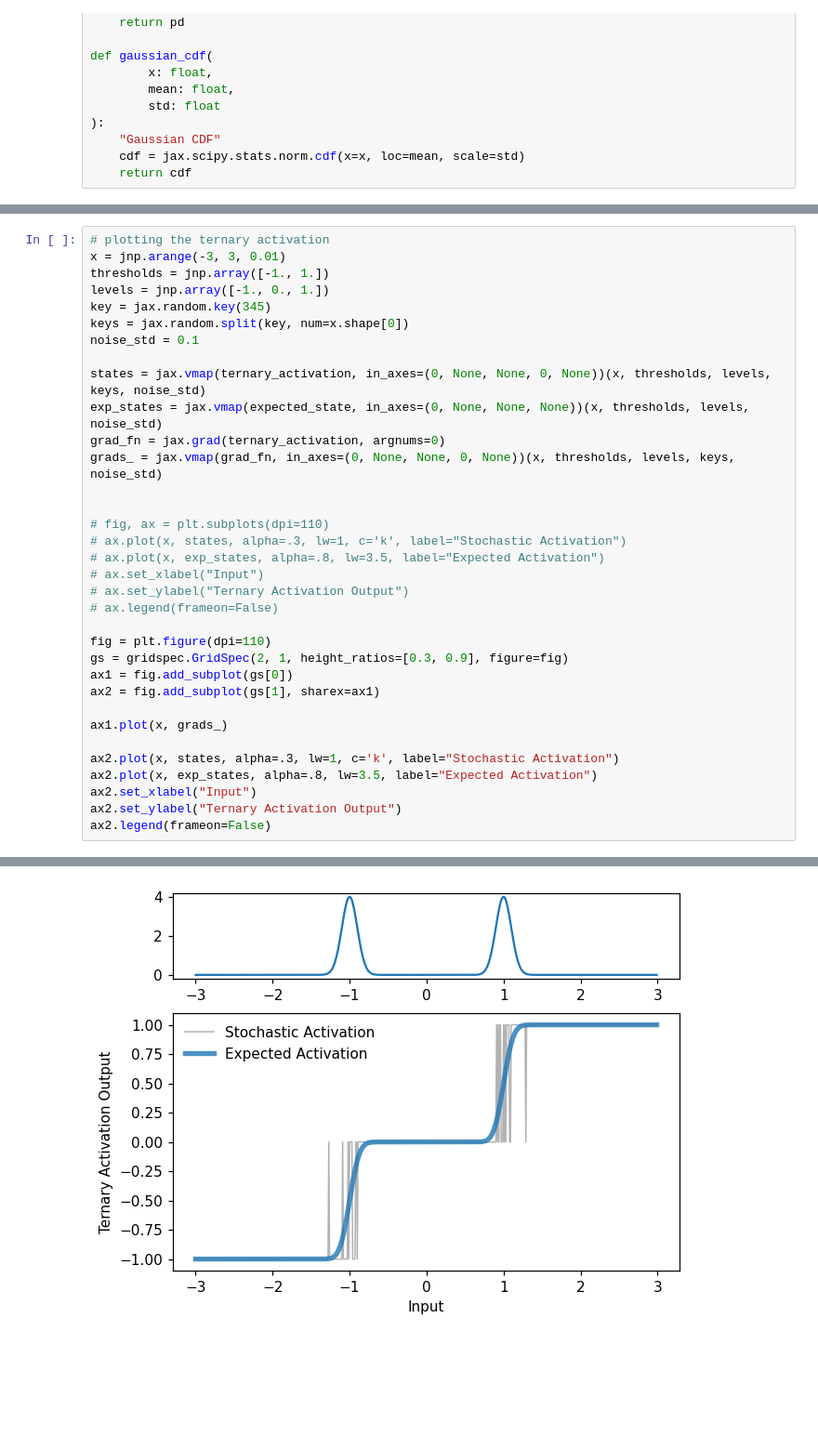
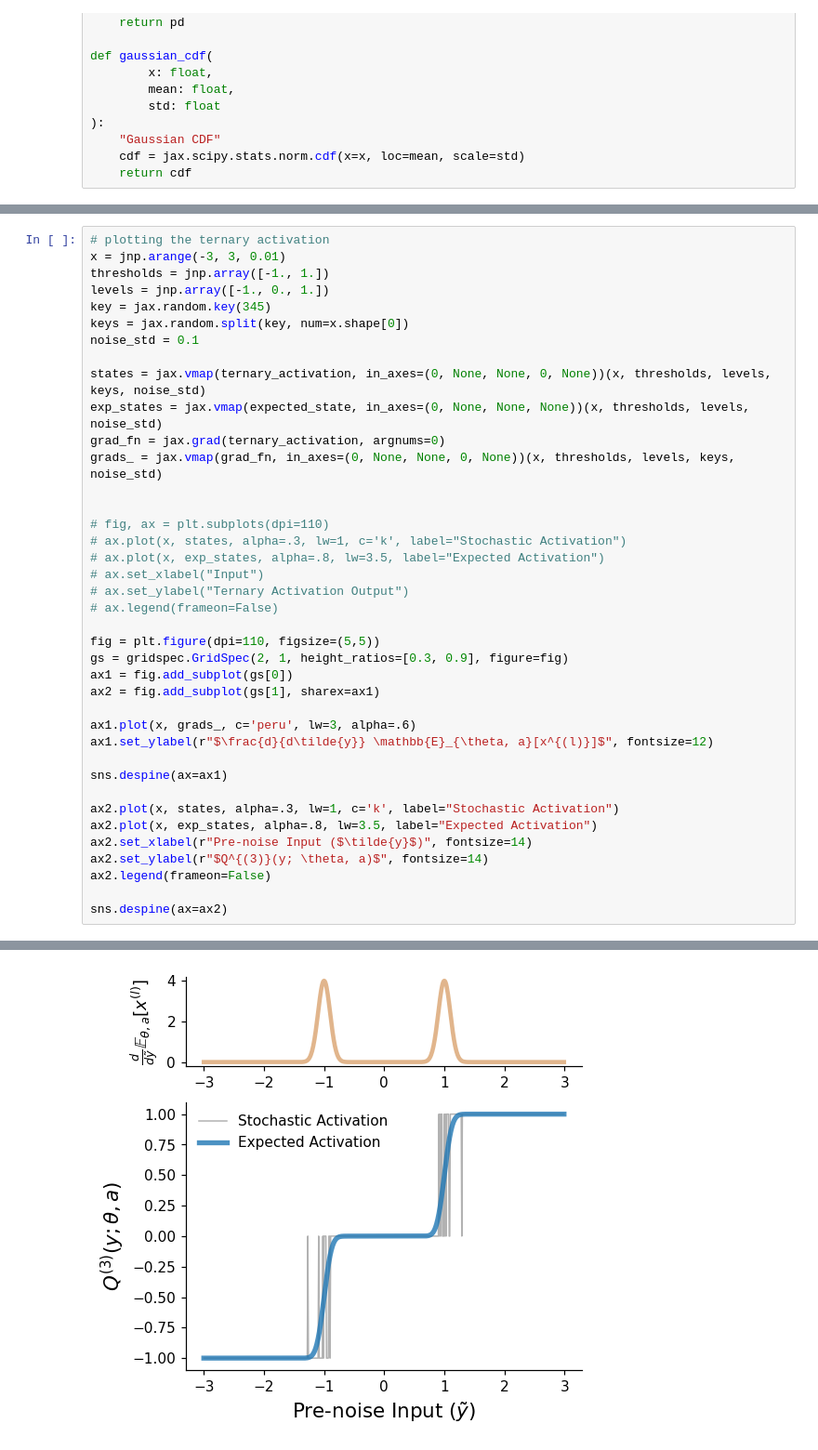
Before and after one commit to vjaltare/sawy, a Jupyter notebook: notebooks/trident_gradients_notebook.ipynb, the cells around one changed output, grey strips where cells are left out. Shown at 93% size. Drawn from its saved outputs; the diff is of its cells as text; blank space fills up the shorter version.

```diff
--- a/notebooks/trident_gradients_notebook.ipynb
+++ b/notebooks/trident_gradients_notebook.ipynb
@@ -162,16 +162,21 @@ grads_ = jax.vmap(grad_fn, in_axes=(0, None, None, 0, None))(x, thresholds, leve
 # ax.set_ylabel("Ternary Activation Output")
 # ax.legend(frameon=False)
 
-fig = plt.figure(dpi=110)
+fig = plt.figure(dpi=110, figsize=(5,5))
 gs = gridspec.GridSpec(2, 1, height_ratios=[0.3, 0.9], figure=fig)
 ax1 = fig.add_subplot(gs[0])
 ax2 = fig.add_subplot(gs[1], sharex=ax1)
 
-ax1.plot(x, grads_)
+ax1.plot(x, grads_, c='peru', lw=3, alpha=.6)
+ax1.set_ylabel(r"$\frac{d}{d\tilde{y}} \mathbb{E}_{\theta, a}[x^{(l)}]$", fontsize=12)
+
+sns.despine(ax=ax1)
 
 ax2.plot(x, states, alpha=.3, lw=1, c='k', label="Stochastic Activation")
 ax2.plot(x, exp_states, alpha=.8, lw=3.5, label="Expected Activation")
-ax2.set_xlabel("Input")
-ax2.set_ylabel("Ternary Activation Output")
+ax2.set_xlabel(r"Pre-noise Input ($\tilde{y}$)", fontsize=14)
+ax2.set_ylabel(r"$Q^{(3)}(y; \theta, a)$", fontsize=14)
 ax2.legend(frameon=False)
+
+sns.despine(ax=ax2)
 # %% [output]
@@ -179 +183 @@ ax2.legend(frameon=False)
-[figure, old version]
+[figure, new version]
```
Also changed, not shown: parts of 4 cells of this notebook, 7 other files.
